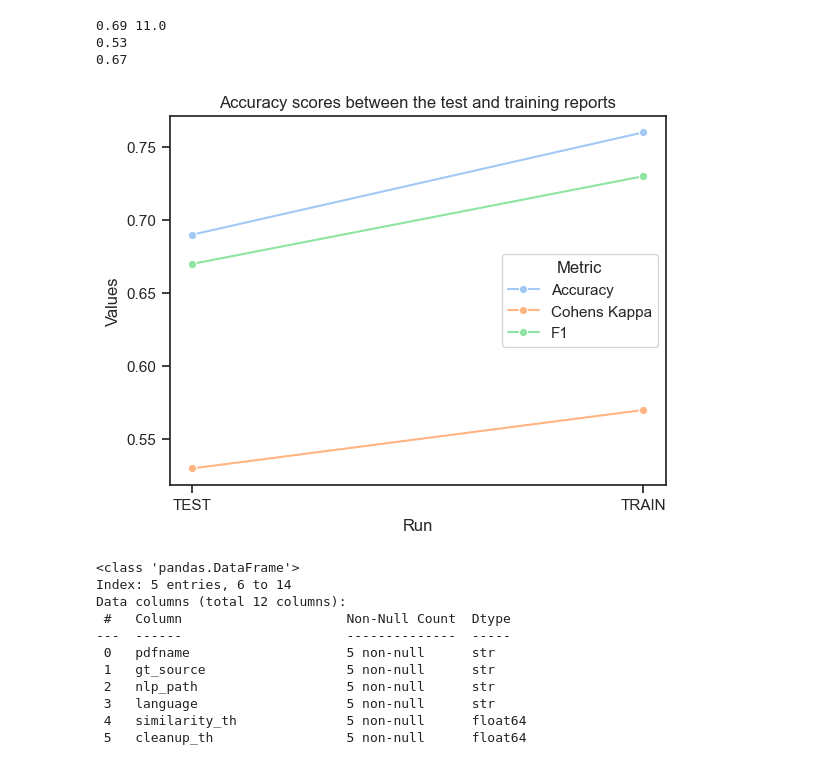
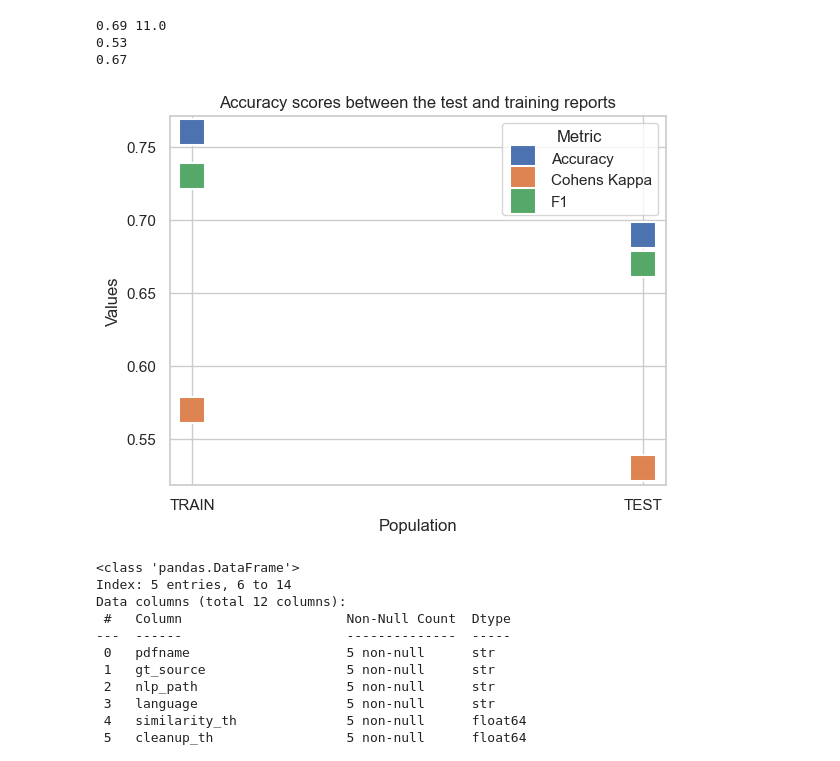
Before and after one commit to emw9805-notabot/ADSCert_project_Watson, a Jupyter notebook: Eval_metrics_MBL.ipynb, the cells around one changed output. Drawn from its saved outputs; the diff is of its cells as text; code cells hidden in the pictures.

```diff
--- a/Eval_metrics_MBL.ipynb
+++ b/Eval_metrics_MBL.ipynb
@@ -306,17 +306,18 @@ print(f1)
 # %%
 # line plot the accuracy results
 #fig, ax = plt.subplots
-accuracy_measures = {'Run': ['TEST', 'TEST','TEST', 'TRAIN', 'TRAIN', 'TRAIN'],
+accuracy_measures = {'Population': ['TRAIN', 'TRAIN','TRAIN', 'TEST', 'TEST', 'TEST'],
                     'Metric': ['Accuracy', 'Cohens Kappa' , 'F1' , 'Accuracy', 'Cohens Kappa' , 'F1'],
-                    'Values': [as_frac, ck, f1, 0.76, 0.57, 0.73]}
+                    'Values': [0.76, 0.57, 0.73, as_frac, ck, f1]}
 acc_meas_df = pd.DataFrame(accuracy_measures)
-sns.set_theme(style='ticks', palette = 'pastel')
-sns.lineplot(data = acc_meas_df, x = 'Run', y = 'Values', hue= 'Metric', marker = 'o')
+sns.set_theme(style='ticks')
+sns.set_style('whitegrid')
+sns.scatterplot(data = acc_meas_df, x = 'Population', y = 'Values', hue= 'Metric', marker = 's', s=350)
 
 plt.title('Accuracy scores between the test and training reports')
 plt.show()
 # %% [output]
-[figure, old version]
+[figure, new version]
 # %%
 # create a dataset containing results for boxplots - MBL popn
 
```
Also changed, not shown: parts of 3 cells of this notebook, 6 other files.
